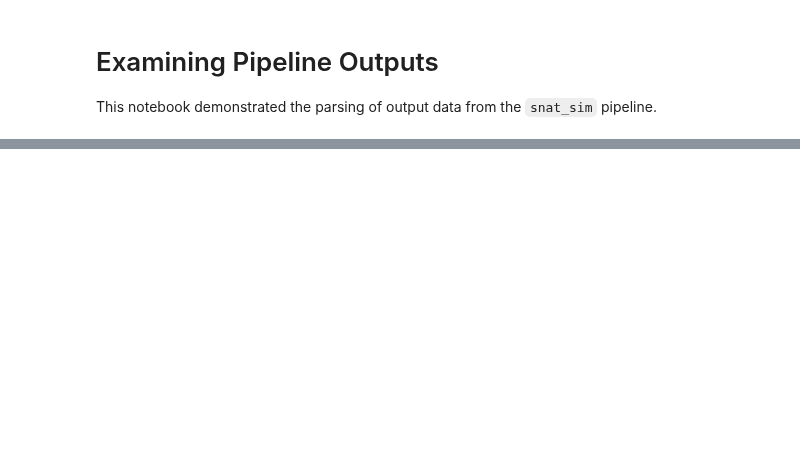
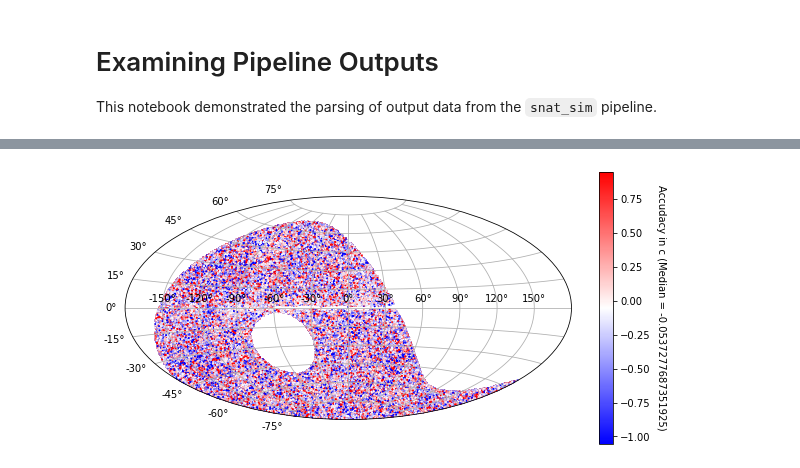
Before and after one commit to LSSTDESC/SN-PWV, a Jupyter notebook: notebooks/pipeline_outputs.ipynb, the cells around one changed output, grey strips where cells are left out. Cells and saved outputs as stored; diff of their text form; code cells hidden in the pictures; blank space fills up the shorter version.

```diff
--- a/notebooks/pipeline_outputs.ipynb
+++ b/notebooks/pipeline_outputs.ipynb
@@ -131,0 +197,4 @@ corner_plot_fit_results(
+# %%
+plot_ra_dec(sim_epoch_fit_4, 'c')
+# %% [output]
+[figure, added]
```
Also changed, not shown: parts of 16 cells of this notebook.
